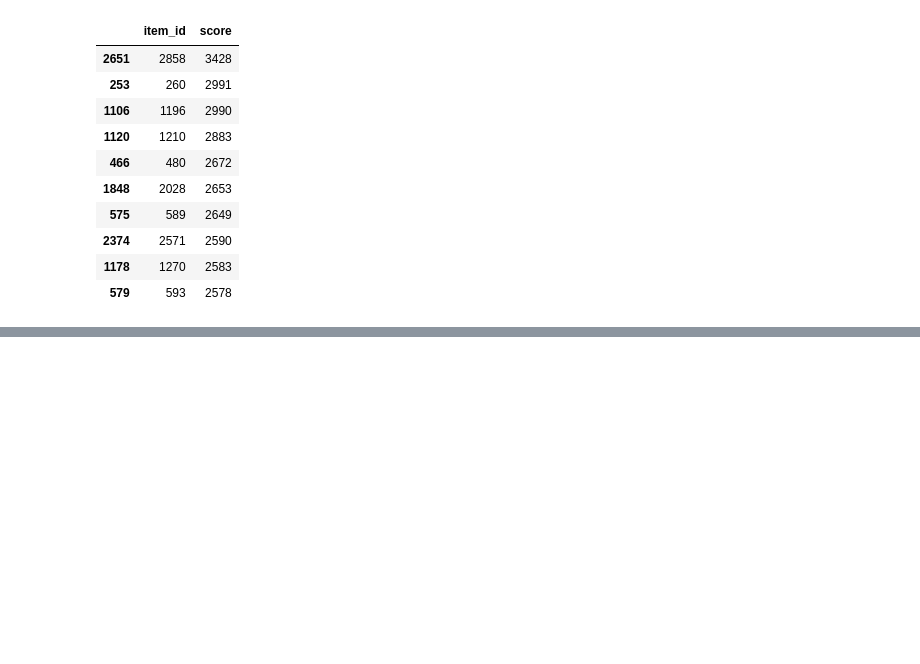
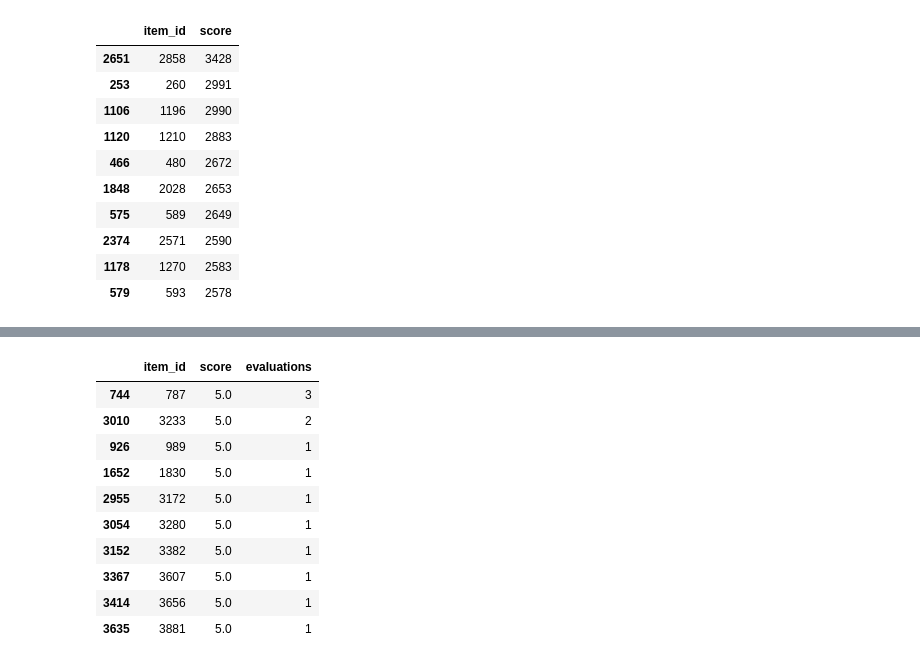
Before and after one commit to GTBelini22/Estudo_Ciencia_de_dados, a Jupyter notebook: Recomendação/Top N recomendation/Pratica_recomendação_top_N.ipynb, the cells around one changed output, grey strips where cells are left out. Cells and saved outputs as stored; diff of their text form; code cells hidden in the pictures; blank space fills up the shorter version.

```diff
--- a/Recomendação/Top N recomendation/Pratica_recomendação_top_N.ipynb
+++ b/Recomendação/Top N recomendation/Pratica_recomendação_top_N.ipynb
@@ -110,0 +129,32 @@ df_top_consumptions
+# %%
+def recommend_top_n_evaluations(ratings:pd.DataFrame, n:int, min_evaluations:int=None) -> pd.DataFrame:
+    recommendations = (
+        ratings
+        .groupby('item_id')
+        .agg({'rating': 'mean', 'user_id': 'count'})
+        .reset_index()
+        .rename({'rating': 'score', 'user_id': 'evaluations'}, axis=1)
+        .sort_values(by=['score', 'evaluations'], ascending=False)
+    )
+
+
+# Verificando um numero de avaliações
+    if min_evaluations is not None:
+        recommendations = recommendations.query(f'evaluations >= {min_evaluations}')
+
+    return recommendations.head(n)
+
+
+recommend_top_n_evaluations(df_ratings, n=10, min_evaluations=None)
+# %% [output]
+|  | item_id | score | evaluations |
+| 744 | 787 | 5.0 | 3 |
+| 3010 | 3233 | 5.0 | 2 |
+| 926 | 989 | 5.0 | 1 |
+| 1652 | 1830 | 5.0 | 1 |
+| 2955 | 3172 | 5.0 | 1 |
+| 3054 | 3280 | 5.0 | 1 |
+| 3152 | 3382 | 5.0 | 1 |
+| 3367 | 3607 | 5.0 | 1 |
+| 3414 | 3656 | 5.0 | 1 |
+| 3635 | 3881 | 5.0 | 1 |
```
Also changed, not shown: parts of 3 cells of this notebook.
